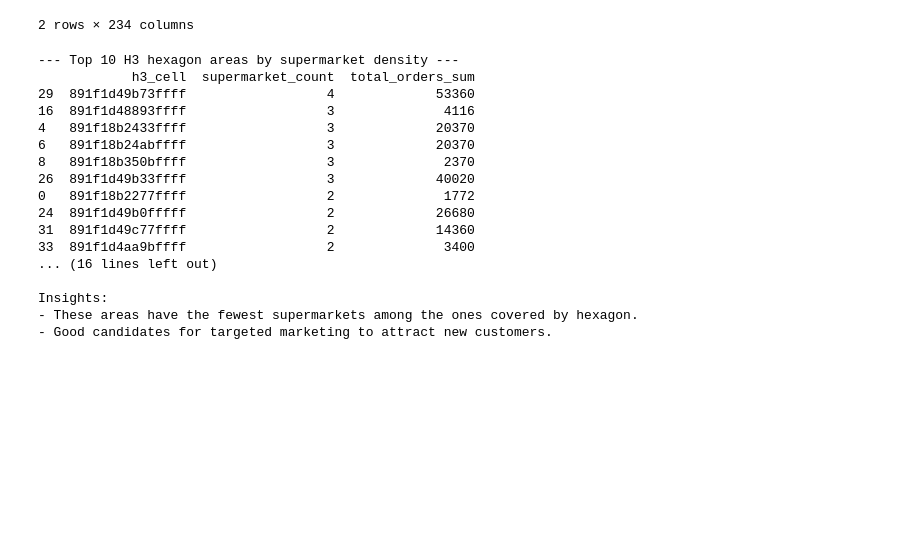
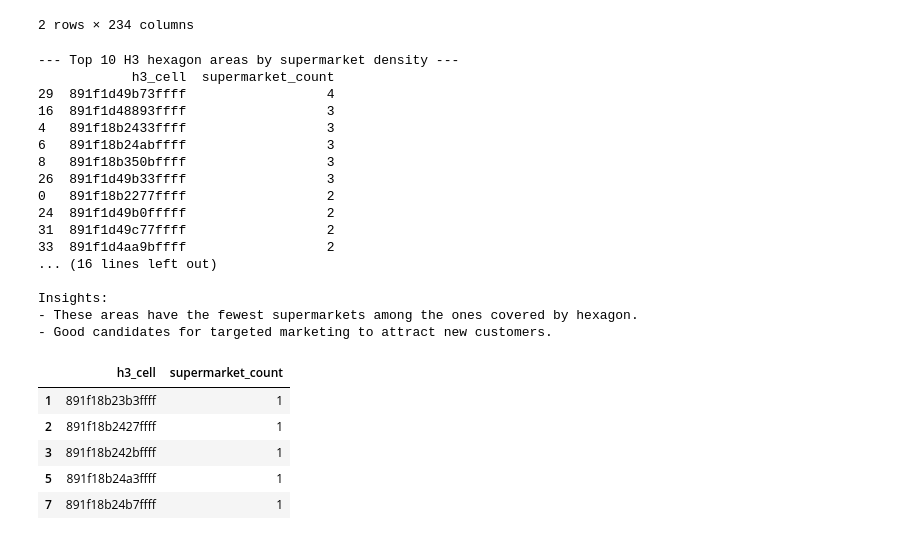
Before and after one commit to krisiflink/turf_geo_analysis, a Jupyter notebook: geo_analysis.ipynb, the cells around one changed output. Saved outputs shown, nothing was run; the diff lists cells and outputs as text; code cells hidden in the pictures; blank space fills up the shorter version.

```diff
--- a/geo_analysis.ipynb
+++ b/geo_analysis.ipynb
@@ -200,19 +200,15 @@ supermarkets_in_turfs['h3_cell'] = supermarkets_in_turfs.apply(
 if 'supermarket_count' in locals() and not hexagons_gdf.empty:
     h3_insights = hexagons_gdf[['h3_cell', 'supermarket_count']].copy()
     h3_aggregated_data = supermarkets_in_turfs.groupby('h3_cell').agg(
-        supermarket_count=('id', 'size'),
-        total_orders_sum=('total_orders_in_polygon', 'sum')).reset_index()
+        supermarket_count=('id', 'count')).reset_index()
 else:
     h3_aggregated_data = supermarkets_in_turfs.groupby('h3_cell').agg(
-        supermarket_count=('id', 'size'),
-        total_orders_sum=('total_orders_in_polygon', 'sum')).reset_index()
+        supermarket_count=('id', 'count')).reset_index()
 
 #  'supermarket_count'
 top_supermarket_density_areas = h3_aggregated_data.sort_values(by='supermarket_count', ascending=False).head(10)
 bottom_supermarket_density_areas = h3_aggregated_data.sort_values(by='supermarket_count', ascending=True).head(10)
 
-top_activity_areas = h3_aggregated_data.sort_values(by='total_orders_sum', ascending=False).head(10)
-bottom_activity_areas = h3_aggregated_data.sort_values(by='total_orders_sum', ascending=True).head(10)
 
 
 # some insights
@@ -239,19 +235,28 @@ print("- Good candidates for targeted marketing to attract new customers.")
 # print("- Good candidates for promotional campaigns, market research etc.")
 # %% [output]
 --- Top 10 H3 hexagon areas by supermarket density ---
-            h3_cell  supermarket_count  total_orders_sum
-29  891f1d49b73ffff                  4             53360
-16  891f1d48893ffff                  3              4116
-4   891f18b2433ffff                  3             20370
-6   891f18b24abffff                  3             20370
-8   891f18b350bffff                  3              2370
-26  891f1d49b33ffff                  3             40020
-0   891f18b2277ffff                  2              1772
-24  891f1d49b0fffff                  2             26680
-31  891f1d49c77ffff                  2             14360
-33  891f1d4aa9bffff                  2              3400
+            h3_cell  supermarket_count
+29  891f1d49b73ffff                  4
+16  891f1d48893ffff                  3
+4   891f18b2433ffff                  3
+6   891f18b24abffff                  3
+8   891f18b350bffff                  3
+26  891f1d49b33ffff                  3
+0   891f18b2277ffff                  2
+24  891f1d49b0fffff                  2
+31  891f1d49c77ffff                  2
+33  891f1d4aa9bffff                  2
 ... (16 lines left out)
 
 Insights:
 - These areas have the fewest supermarkets among the ones covered by hexagon.
 - Good candidates for targeted marketing to attract new customers.
+# %%
+h3_aggregated_data[h3_aggregated_data['supermarket_count'] == 1][:5]
+# %% [output]
+|  | h3_cell | supermarket_count |
+| 1 | 891f18b23b3ffff | 1 |
+| 2 | 891f18b2427ffff | 1 |
+| 3 | 891f18b242bffff | 1 |
+| 5 | 891f18b24a3ffff | 1 |
+| 7 | 891f18b24b7ffff | 1 |
```
Also changed, not shown: parts of 3 cells of this notebook.
